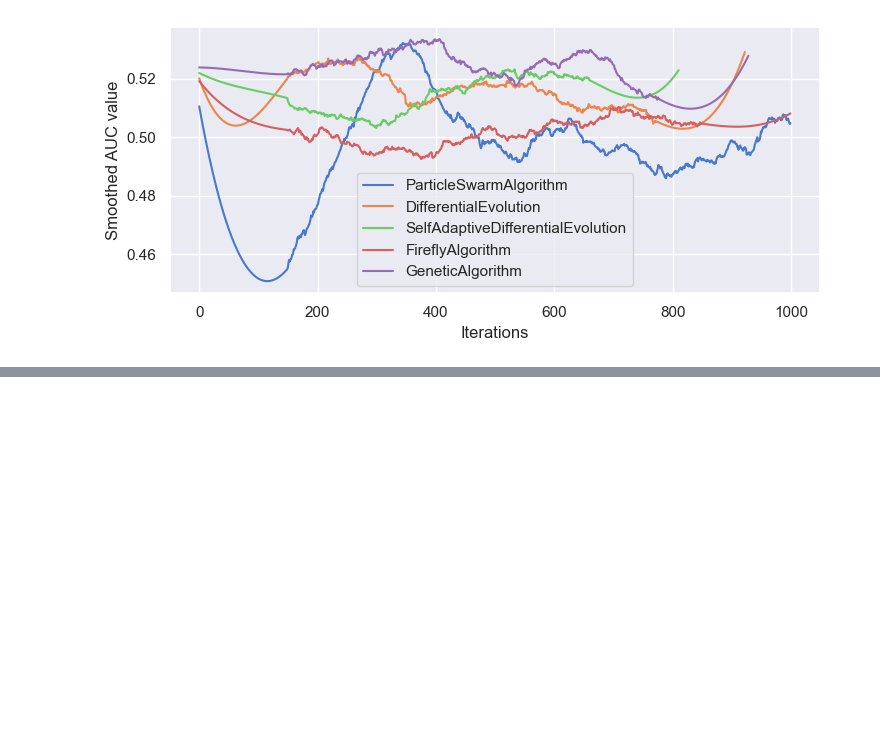
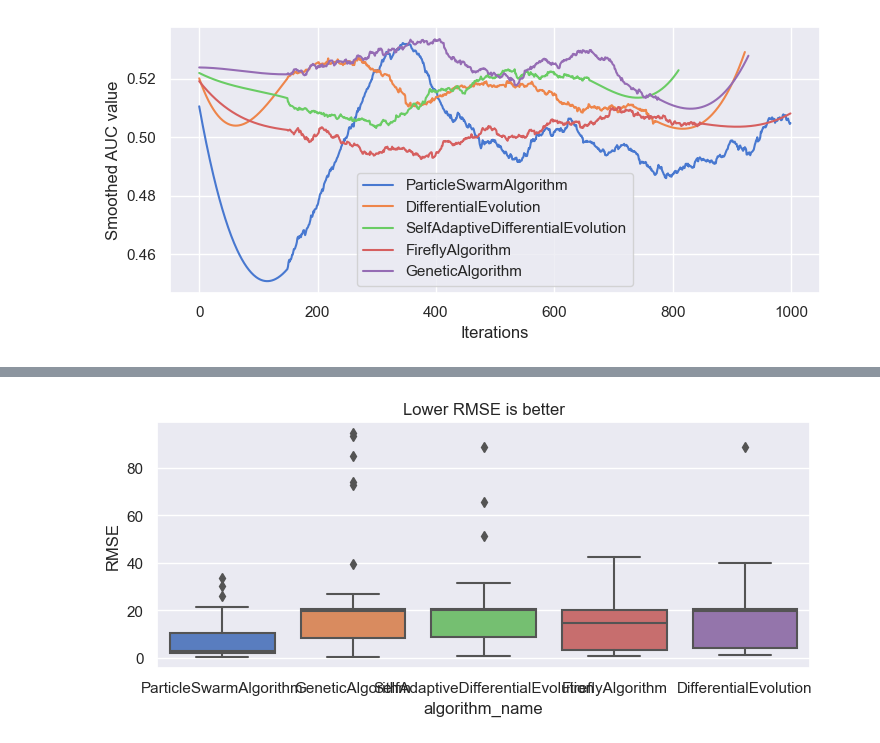
Before and after one commit to SasoPavlic/NiaNetAD, a Jupyter notebook: analyse.ipynb, the cells around one changed output, grey strips where cells are left out. Drawn from its saved outputs; the diff is of its cells as text; code cells hidden in the pictures; blank space fills up the shorter version.

```diff
--- a/analyse.ipynb
+++ b/analyse.ipynb
@@ -402,0 +468,6 @@ plt.savefig(f'NiaNet.pdf')
+# %%
+sns.boxplot(y=df_combined["RMSE"], x=df_combined['algorithm_name'])
+plt.title('Lower RMSE is better')
+plt.show()
+# %% [output]
+[figure, added]
```
Also changed, not shown: parts of 18 cells of this notebook, 1 other file.
